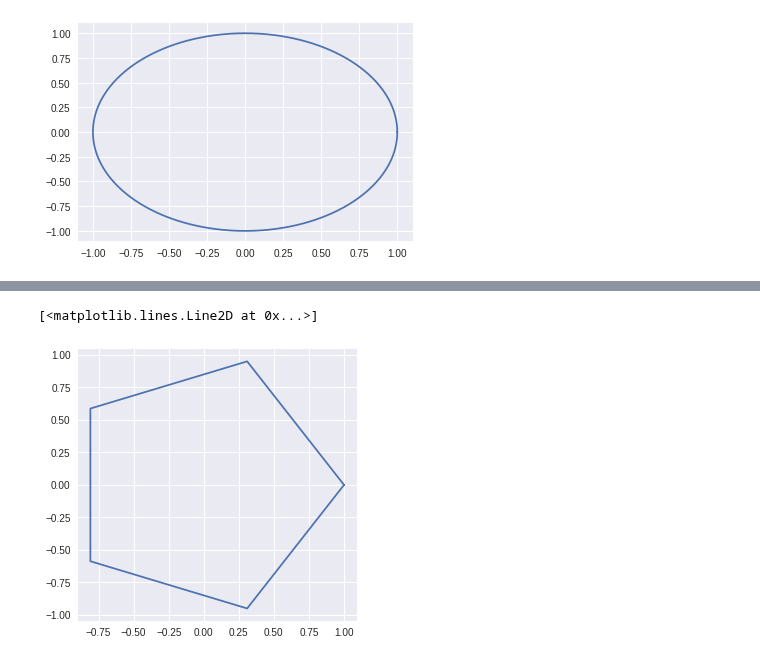
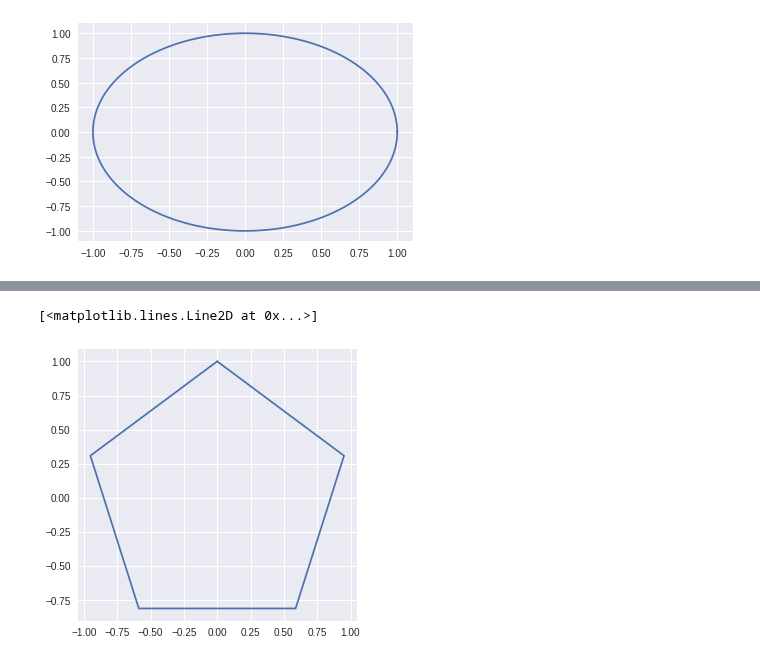
Before and after one commit to tjwei/NDHU_AM1130, a Jupyter notebook: 2018_Wee08_pyplot.ipynb, the cells around one changed output, grey strips where cells are left out. Cells and saved outputs as stored; diff of their text form; code cells hidden in the pictures.

```diff
--- a/2018_Wee08_pyplot.ipynb
+++ b/2018_Wee08_pyplot.ipynb
@@ -24,7 +31,7 @@ plt.plot(np.cos(x), np.sin(x))
 # %%
 plt.figure(figsize=(5,5))
-t=np.linspace(0, 2*np.pi, 6)
+t=np.linspace(np.pi/2, np.pi/2+2*np.pi, 6)
 plt.plot(np.cos(t), np.sin(t))
 # %% [output]
 [<matplotlib.lines.Line2D at 0x...>]
-[figure, old version]
+[figure, new version]
```
Also changed, not shown: parts of 3 cells of this notebook.
